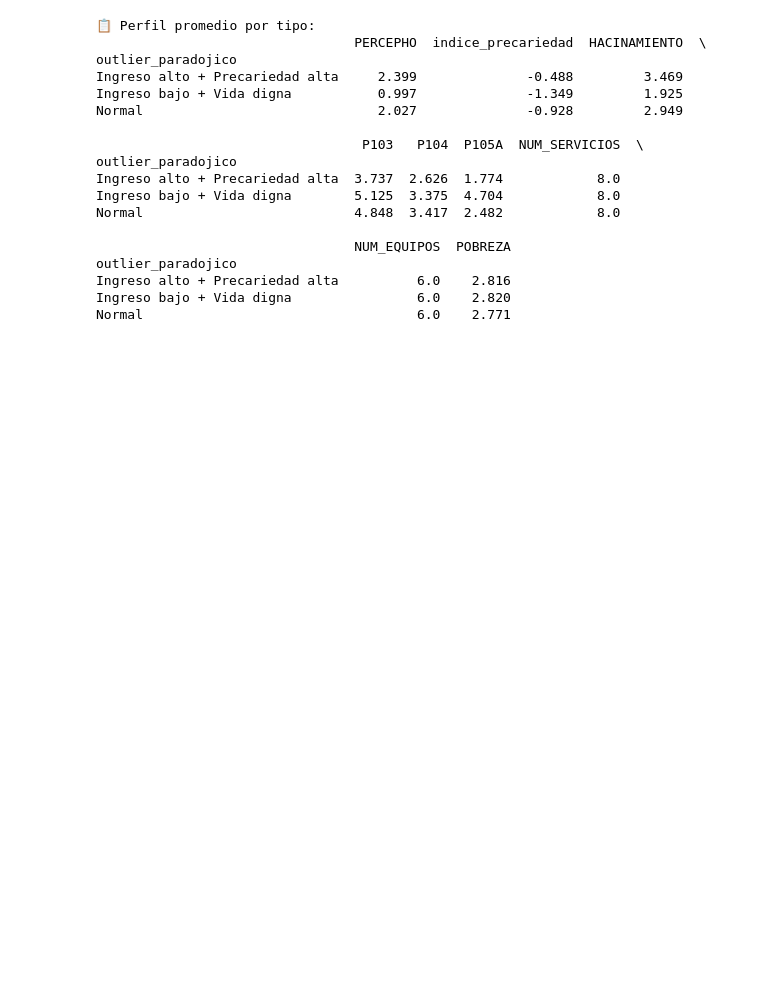
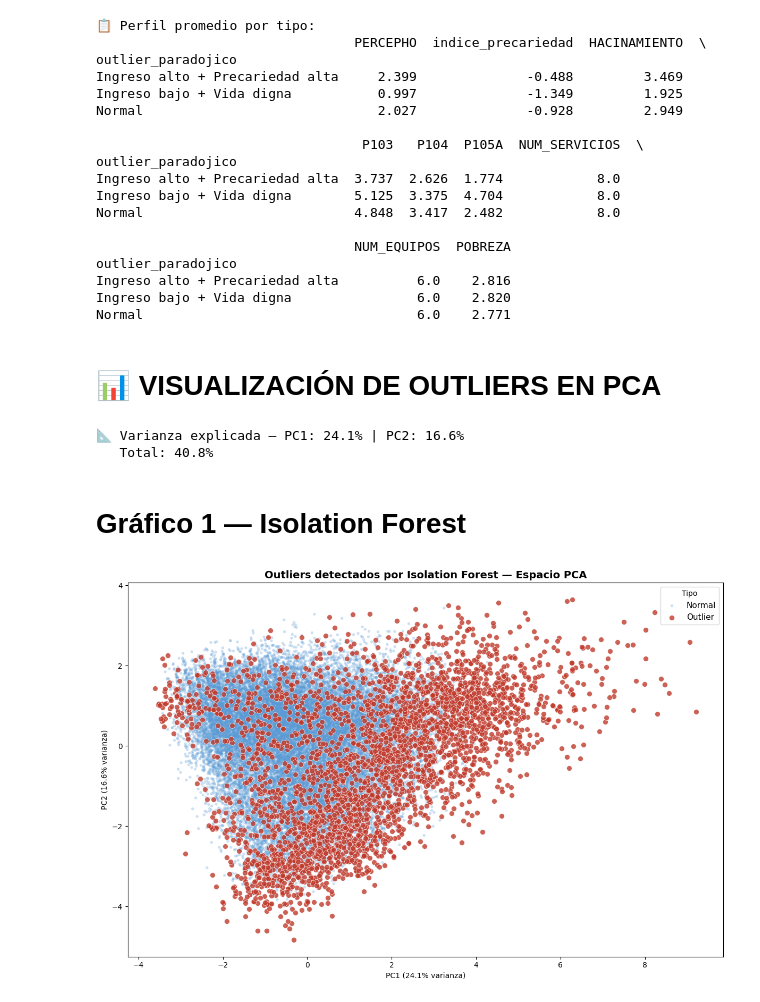
Before and after one commit to DianAnto2103/AnalisisENAHO2025, a Jupyter notebook: notebooks/Análisis_y_Visualización_(Parte_2).ipynb, the cells around one changed output. Saved outputs shown, nothing was run; the diff lists cells and outputs as text; code cells hidden in the pictures; blank space fills up the shorter version.

```diff
--- a/notebooks/Análisis_y_Visualización_(Parte_2).ipynb
+++ b/notebooks/Análisis_y_Visualización_(Parte_2).ipynb
@@ -249,3 +256,47 @@ outlier_paradojico
 Ingreso alto + Precariedad alta          6.0    2.816
 Ingreso bajo + Vida digna                6.0    2.820
 Normal                                   6.0    2.771
+# %% [markdown]
+# 📊 **VISUALIZACIÓN DE OUTLIERS EN PCA**
+# %%
+from sklearn.decomposition import PCA
+
+# --- 1. Aplicar PCA sobre las features escaladas ---
+pca = PCA(n_components=2, random_state=42)
+componentes = pca.fit_transform(X_scaled)
+
+df['PC1'] = componentes[:, 0]
+df['PC2'] = componentes[:, 1]
+
+varianza = pca.explained_variance_ratio_
+print(f"📐 Varianza explicada — PC1: {varianza[0]*100:.1f}% | PC2: {varianza[1]*100:.1f}%")
+print(f"   Total: {sum(varianza)*100:.1f}%")
+# %% [output]
+📐 Varianza explicada — PC1: 24.1% | PC2: 16.6%
+   Total: 40.8%
+# %% [markdown]
+# **Gráfico 1 — Isolation Forest**
+# %%
+fig, ax = plt.subplots(figsize=(12, 8))
+
+colores  = {'Normal': '#5B9BD5', 'Outlier': '#C0392B'}
+tamaños  = {'Normal': 15,        'Outlier': 50}
+alphas   = {'Normal': 0.3,       'Outlier': 0.8}
+
+for tipo, grupo in df.groupby('es_outlier'):
+    ax.scatter(
+        grupo['PC1'], grupo['PC2'],
+        c=colores[tipo], s=tamaños[tipo],
+        alpha=alphas[tipo], label=tipo,
+        edgecolors='white' if tipo == 'Outlier' else 'none',
+        linewidths=0.5, zorder=3 if tipo == 'Outlier' else 1
+    )
+
+ax.set_title('Outliers detectados por Isolation Forest — Espacio PCA', fontsize=14, fontweight='bold')
+ax.set_xlabel(f'PC1 ({varianza[0]*100:.1f}% varianza)')
+ax.set_ylabel(f'PC2 ({varianza[1]*100:.1f}% varianza)')
+ax.legend(title='Tipo', fontsize=11)
+plt.tight_layout()
+plt.show()
+# %% [output]
+[figure, added]
```
Also changed, not shown: parts of 30 cells of this notebook.
